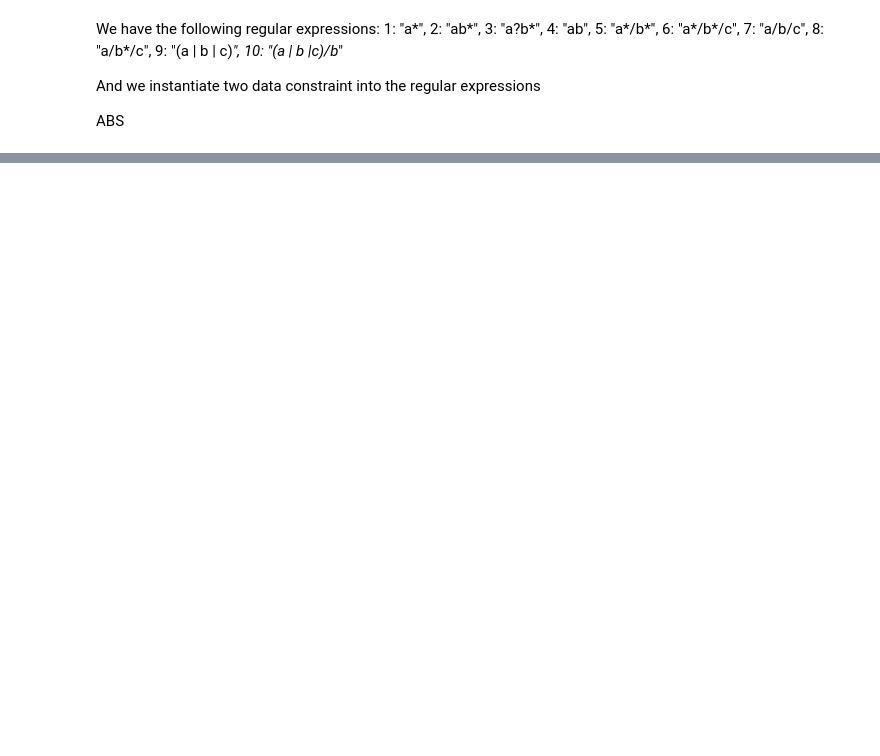
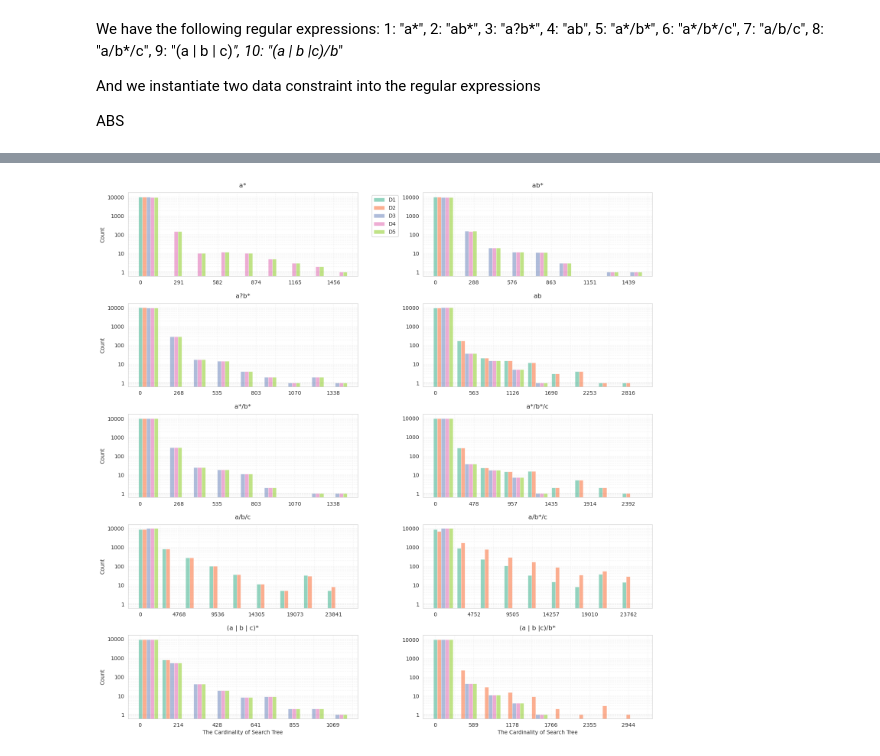
Before and after one commit to Wanshuiquan/MillenniumDB, a Jupyter notebook: evaluation/case-study/case-studies.ipynb, the cells around one changed output, grey strips where cells are left out. Saved outputs shown, nothing was run; the diff lists cells and outputs as text; code cells hidden in the pictures; blank space fills up the shorter version.

```diff
--- a/evaluation/case-study/case-studies.ipynb
+++ b/evaluation/case-study/case-studies.ipynb
@@ -158,20 +355,0 @@ plot_time_performance('ldbc01/ldbc01_static.pkl', 'LDBC01', log_scale=True)
-# %%
-def slice_small_log(path):
-    f  = open(path, "rb+")
-    count = 0
-    res = []
-    d = {}
-    for q in queries.items():
-        d[f"{q[1]}"] = {}
-    c1 = 1
-    for line in f:
-        if "exploration_depth" in line.decode('utf-8'):
-            res.append(line.decode('utf-8')[-2])
-            count += 1
-            if count//5000 + 1 < 11:
-                    d[f"{queries[count//5000 + 1]}"][f"D{c1%5 if c1%5 != 0 else 5}"] = res
-                    res = []
-                    c1 += 1
-    return d
-
-d = slice_small_log("ldbc01/z3_debug.log")
@@ -349,0 +647,4 @@ plt.show()
+# %%
+plot_large_dataset("ldbc10/z3_debug.log", 'ldbc10', log_scale=True)
+# %% [output]
+[figure, added]
```
Also changed, not shown: parts of 11 cells of this notebook, 24 other files.
